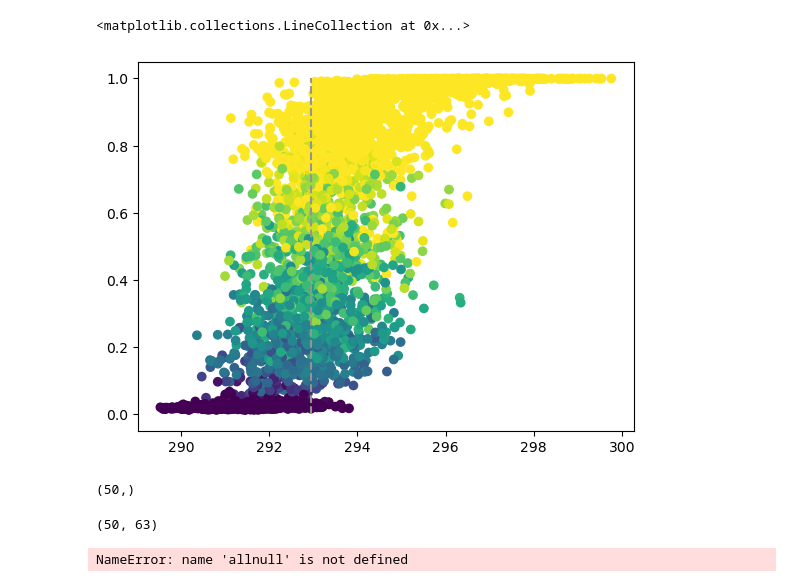
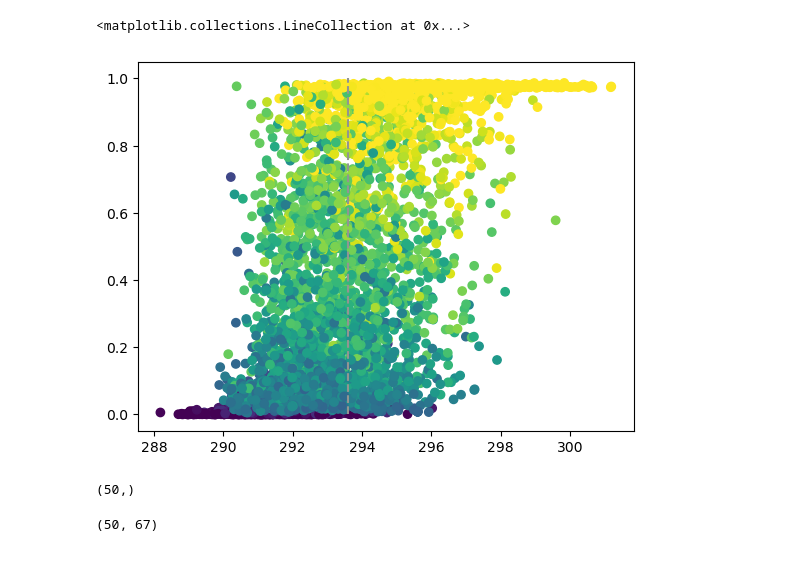
Before and after one commit to emily-gordy/predictability-emergence, a Jupyter notebook: sandpit.ipynb, the cells around one changed output. Drawn from its saved outputs; the diff is of its cells as text; code cells hidden in the pictures.

Commit message:
predicting record breaking event

```diff
--- a/sandpit.ipynb
+++ b/sandpit.ipynb
@@ -14,6 +14,7 @@ import torch.optim.lr_scheduler as lr_scheduler
 import time
 # %%
 ssplist = ["126","245","370","585"]
+ssplist = ["245","370","585"]
 # %%
 # ssplist = ["245"]#,"370","585"]
 
@@ -21,8 +22,10 @@ ssplist = ["126","245","370","585"]
 
 latsel = 40
 lonsel = 250
-historical_era = [1960,2000]
-tpercentile = 95
+# historical_era = [1960,2000]
+experiment_era = [1950,2100]
+baselineera = [1900,1950]
+# tpercentile = 95
 trainvaltest = [np.arange(25),np.arange(25,38),np.arange(38,50)]
 
 inputlength = 10
@@ -30,7 +33,7 @@ outputavgtime = 3
 
 # data params
 outres = 10
-timerange = [1950,2080]
+timerange = [1900,2100]
 filefront = "MPI_"
 inres = 4
 inputvar = 'tos'
@@ -73,0 +77,10 @@ data/MPI_annualmean_585_tos.pkl
+# %%
+seed = 42
+
+np.random.seed(seed)
+
+trainval = np.random.choice(ntrain+nval,ntrain+nval,replace=False)
+
+trainvaltest = [trainval[:ntrain],trainval[ntrain:ntrain+nval],test]
+
+alltrain, allval, alltest = AllData.trainvaltest_recordmax(trainvaltest,experiment_era,baselineera,inputlength,outputavgtime,latsel,lonsel)
@@ -75,7 +148,7 @@ data/MPI_annualmean_585_tos.pkl
 # plt.subplot(1,1,1)
 allpred = []
 
-for iseed, seed in enumerate(seedlist):
+for iseed, seed in enumerate(seedlist[3:4]):
 
     torch.manual_seed(seed)
     np.random.seed(seed)
@@ -121,6 +194,8 @@ for iseed, seed in enumerate(seedlist):
 
     print("Seed ", str(seed), " test accuracy: ", str(acctest))
     print("Seed ", str(seed), " gmt test accuracy: ", str(gmttestacc))
+
+    print("~~~~~~~~~~~~~~~~~~~~~~~~~~~~~~~~~~~~~~~~~~~~~~~~")
     # predseed = allpred[iseed]
     # predseed = np.argmax(predseed, axis=1)
     # predseed = np.reshape(predseed, (len(trainvaltest[1]), len(yearvec)))
@@ -165,11 +228,11 @@ for i in range(5):
     truesummer = AllData.truesummer[i][25:38].flatten()
     allsummer.extend(truesummer)
 # %%
-plt.scatter(allsummer,allpred[0][:,1],c=inputvalGMT.numpy(),vmin=0.3,vmax=1)
+plt.scatter(allsummer,allpred[0][:,1],c=inputvalGMT.numpy(),vmin=0,vmax=1.5)
 plt.vlines(np.mean(AllData.onesigmas),0,1,color='xkcd:grey',linestyle='dashed')
 # %% [output]
 <matplotlib.collections.LineCollection at 0x...>
-[figure, old version]
+[figure, new version]
 # %%
 AllData.onesigmas.shape
 # %% [output]
@@ -177,8 +240,4 @@ AllData.onesigmas.shape
 # %%
 AllData.truesummer[2].shape
 # %% [output]
-(50, 63)
+(50, 67)
-# %%
-allnull.shape
-# %% [output]
-NameError: name 'allnull' is not defined
```
Also changed, not shown: parts of 12 cells of this notebook, 4 other files.
